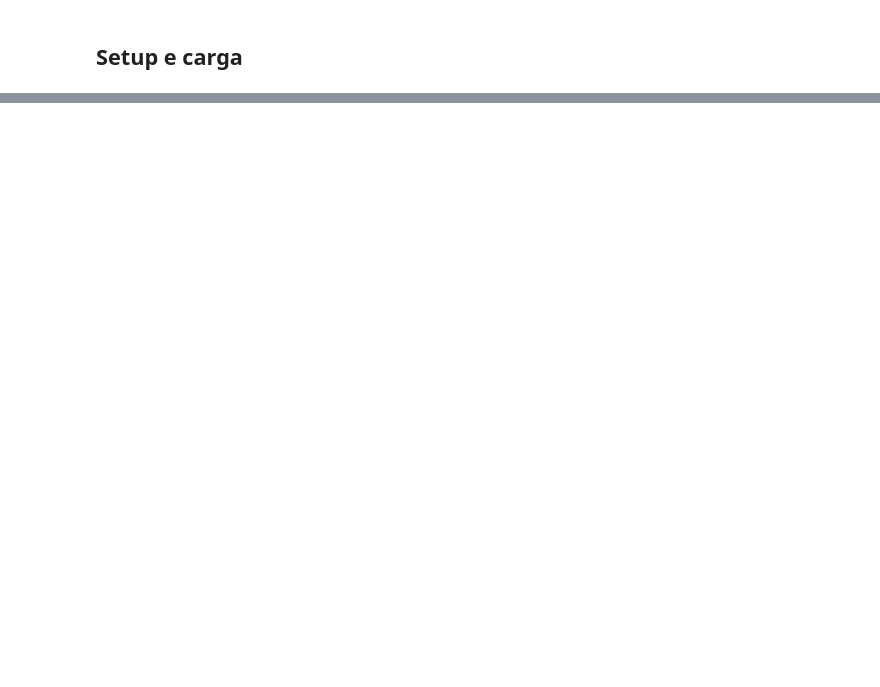
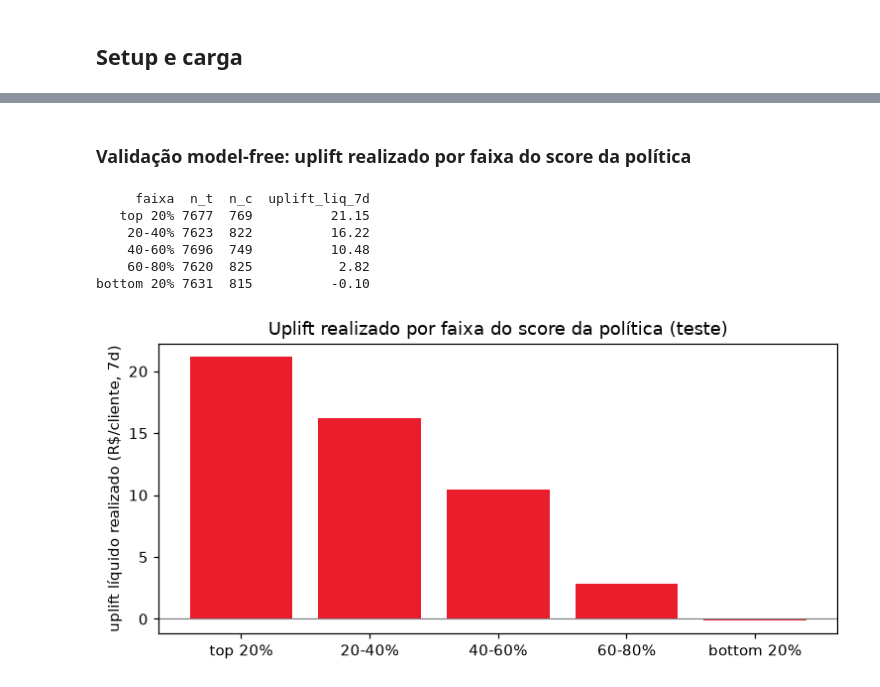
Before and after one commit to velosomn/ifood-case, a Jupyter notebook: notebooks/2_modeling.ipynb, the cells around one changed output, grey strips where cells are left out. Drawn from its saved outputs; the diff is of its cells as text; code cells hidden in the pictures; blank space fills up the shorter version.

```diff
--- a/notebooks/2_modeling.ipynb
+++ b/notebooks/2_modeling.ipynb
@@ -329,0 +331,30 @@ ax.legend(); plt.tight_layout(); plt.savefig(FIG/'04_business_impact.png', bbox_
+# %% [markdown]
+### Validação model-free: uplift realizado por faixa do score da política
+# %%
+# junta score da política às linhas de teste (tratados de qualquer tipo + controle limpo)
+te = df[(df.split == 'test') & ((df.W == 1) | (df.control_clean == 1))].copy()
+te = te.merge(policy[['best_cate']], left_on='account_id', right_index=True, how='inner')
+te['faixa'] = pd.qcut(te.best_cate.rank(method='first', ascending=False), 5,
+                      labels=['top 20%', '20-40%', '40-60%', '60-80%', 'bottom 20%'])
+val = []
+for f, g in te.groupby('faixa', observed=True):
+    t, ctl = g[g.W == 1], g[g.W == 0]
+    val.append({'faixa': f, 'n_t': len(t), 'n_c': len(ctl),
+                'uplift_liq_7d': t.y_net_h7.mean() - ctl.y_net_h7.mean()})
+val = pd.DataFrame(val)
+print(val.round(2).to_string(index=False))
+
+fig, ax = plt.subplots(figsize=(7, 3.4))
+ax.bar(val.faixa.astype(str), val.uplift_liq_7d, color=IFOOD_RED)
+ax.axhline(0, color='grey', lw=.8)
+ax.set_ylabel('uplift líquido realizado (R$/cliente, 7d)')
+ax.set_title('Uplift realizado por faixa do score da política (teste)')
+plt.tight_layout(); plt.savefig(f'{FIG}/08_policy_validation.png', bbox_inches='tight'); plt.show()
+# %% [output]
+     faixa  n_t  n_c  uplift_liq_7d
+   top 20% 7677  769          21.15
+    20-40% 7623  822          16.22
+    40-60% 7696  749          10.48
+    60-80% 7620  825           2.82
+bottom 20% 7631  815          -0.10
+[figure, added]
```
Also changed, not shown: parts of 49 cells of this notebook, 6 other files.
